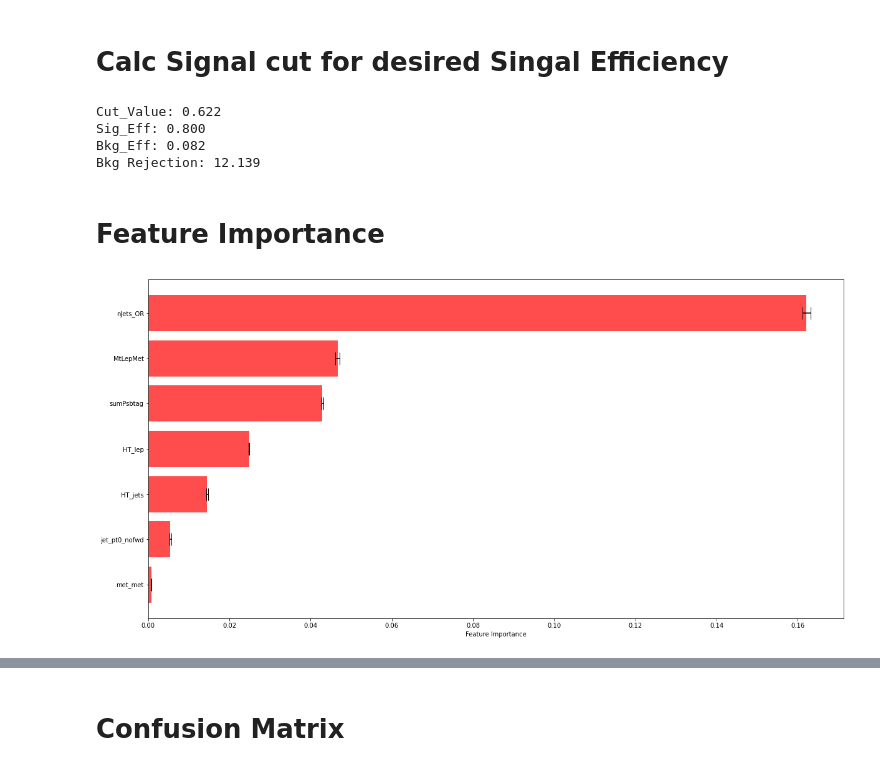
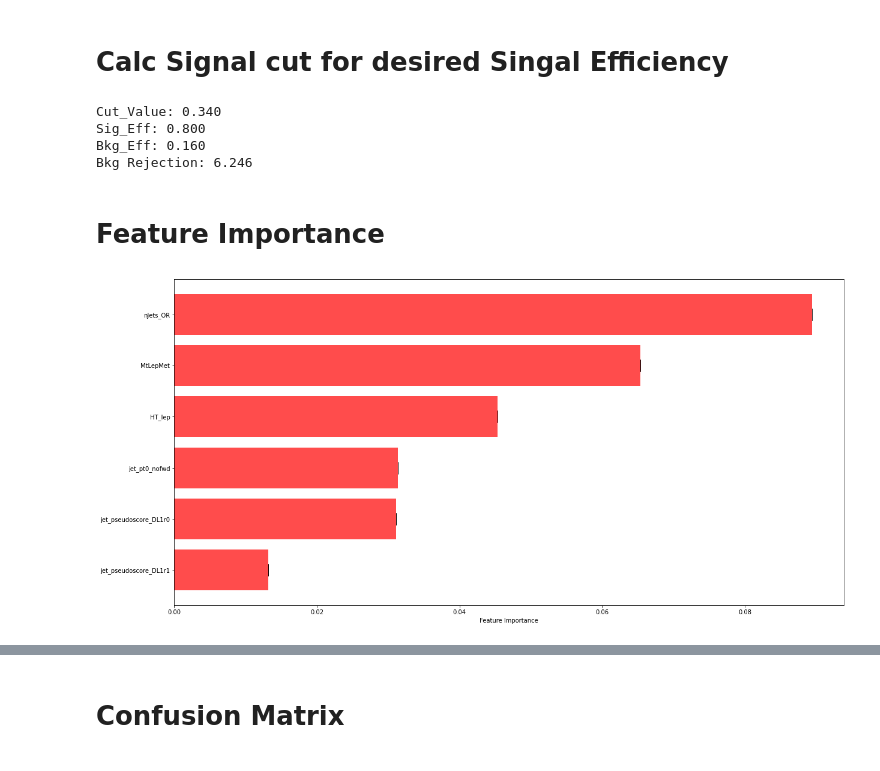
Before and after one commit to MerveNazlim/CatNN, a Jupyter notebook: NN_for_sstt/NN_for_sstt.ipynb, the cells around one changed output, grey strips where cells are left out. Cells and saved outputs as stored; diff of their text form; code cells hidden in the pictures.

```diff
--- a/NN_for_sstt/NN_for_sstt.ipynb
+++ b/NN_for_sstt/NN_for_sstt.ipynb
@@ -54,5 +61,5 @@ Scaled weights:: W(1)=839974, W(0)=839974
 # %%
-train, val, test = Train_Val_Test_Split(input_scaled, targets, weights, class_labels)
-input_shape = train[0].shape[1]
-n_epochs = 100
+#train, val, test = Train_Val_Test_Split(input_scaled, targets, weights, class_labels)
+input_shape = odd[0].shape[1]
+n_epochs = 30
 batch_size = 20000
@@ -63,0 +66,2 @@ batch_size = 20000
+# %%
+hist_odd, model_odd, hist_even, model_even = Train_Odd_Even(odd, even, n_epochs = n_epochs, batch_size = batch_size)
@@ -99,0 +116,3 @@ plt.savefig(path_tosave+"/NN_Output_Classes.png")
+# %%
+nn_scores_odd = model_even.predict(odd)
+nn_scores_even = model_odd.predict(even)
@@ -109,23 +141,23 @@ plt.savefig(path_tosave+"/Corr_Mat.png")
 # %% [markdown]
 # Calc Signal cut for desired Singal Efficiency
 # %%
-Sig = nn_scores_test[test[1]==1]
-Bkg = nn_scores_test[test[1]==0]
+Sig = nn_scores_odd[odd[1]==1]
+Bkg = nn_scores_odd[odd[1]==0]
 Sig_Eff, Bkg_Eff, Signal_Cut = Find_Eff_Cut(Sig=Sig, Bkg=Bkg, Signal_Eff=0.8)
 # %% [output]
-Cut_Value: 0.622
+Cut_Value: 0.340
 Sig_Eff: 0.800
-Bkg_Eff: 0.082
-Bkg Rejection: 12.139
+Bkg_Eff: 0.160
+Bkg Rejection: 6.246
 # %% [markdown]
 # Feature Importance
 # %%
-f, g = get_feature_importance(test, model, Signal_Cut, 3)
+f, g = get_feature_importance(even, model_odd, Signal_Cut, 1)
 idx = np.argsort(f)
 fig, ax = plt.subplots(figsize=(20, 10))
-ax.barh(range(test[0].shape[1]), np.sort(f), xerr=np.array(g)[idx], color="r", alpha=0.7, ecolor='black', capsize=10)
-ax.set_yticks(range(train[0].shape[1]), np.array(feature_names)[idx])
+ax.barh(range(even[0].shape[1]), np.sort(f), xerr=np.array(g)[idx], color="r", alpha=0.7, ecolor='black', capsize=10)
+ax.set_yticks(range(even[0].shape[1]), np.array(feature_names)[idx])
 ax.set_xlabel('Feature Importance')
-plt.savefig(path_tosave + "/Feature_Importance.png")
+plt.savefig(path_tosave + "/Feature_Importance_even.png")
 # %% [output]
-[figure, old version]
+[figure, new version]
```
Also changed, not shown: parts of 26 cells of this notebook, 4 other files.
